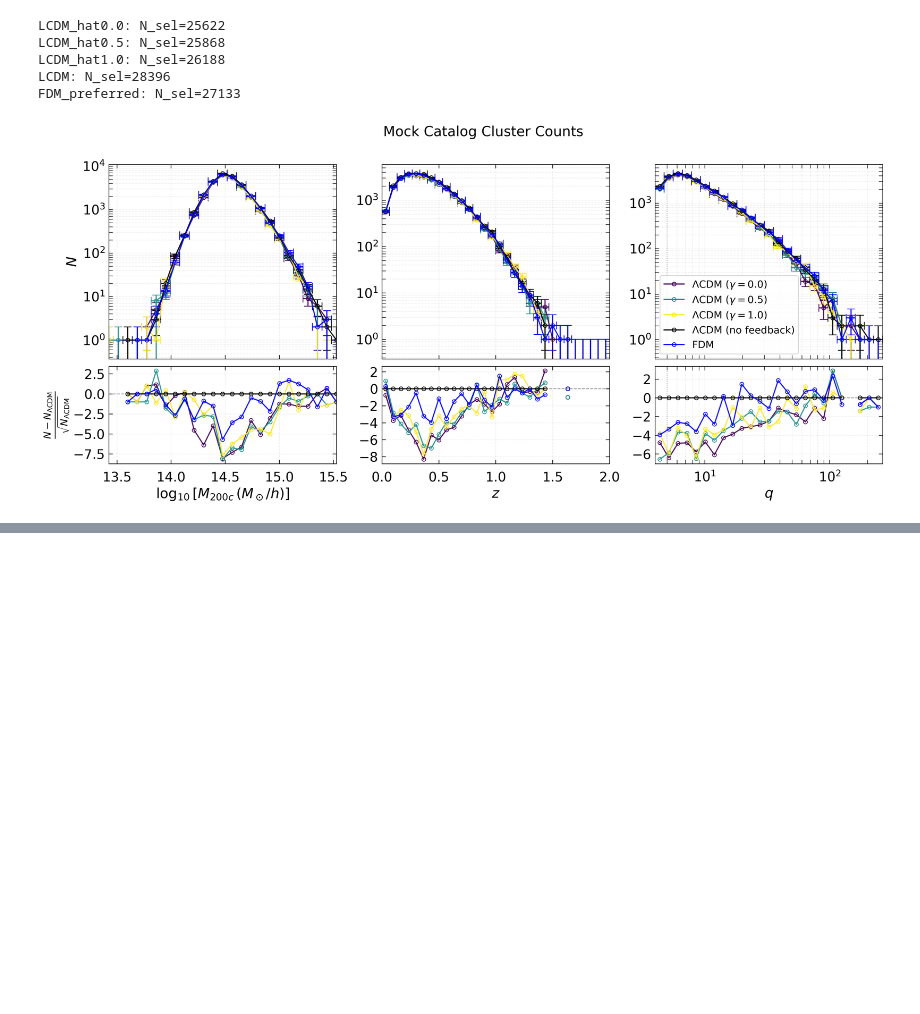
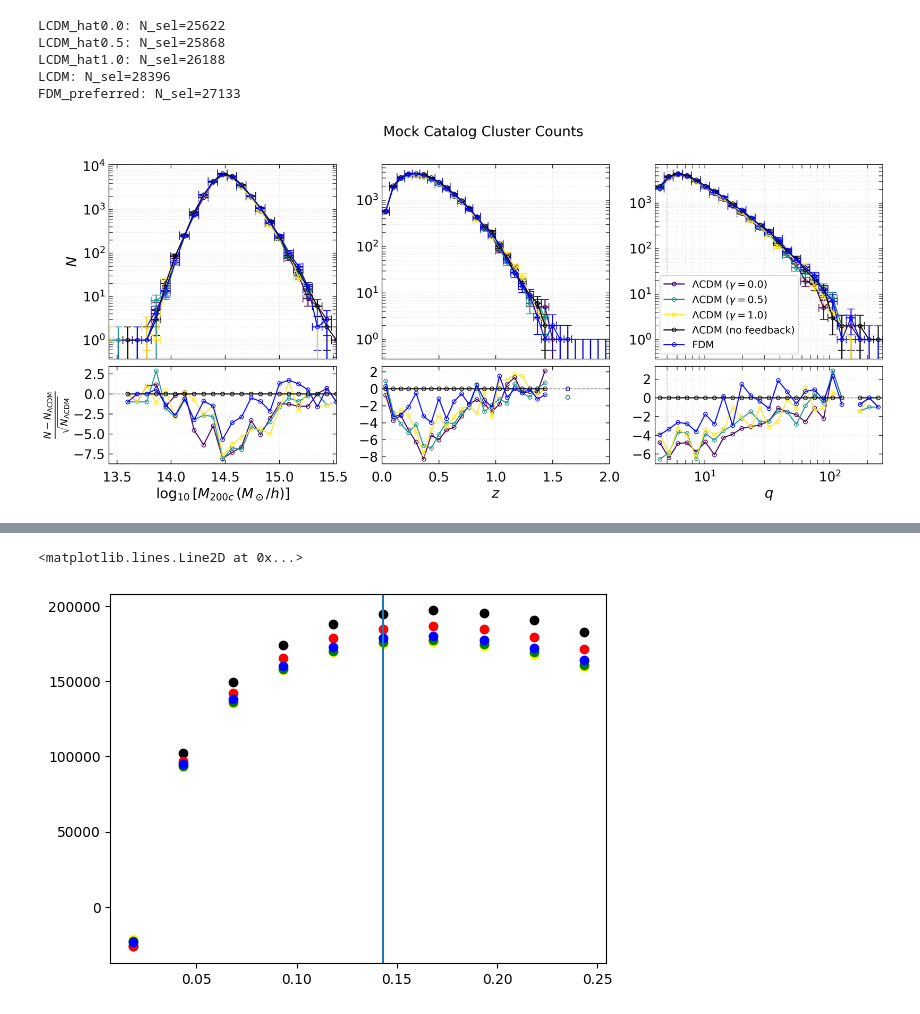
Before and after one commit to joshuaange/FeedbackMimic, a Jupyter notebook: output_plots.ipynb, the cells around one changed output, grey strips where cells are left out. Drawn from its saved outputs; the diff is of its cells as text; code cells hidden in the pictures; blank space fills up the shorter version.

Commit message:
unbinned Poisson log-likelihood for cluster counts

```diff
--- a/output_plots.ipynb
+++ b/output_plots.ipynb
@@ -591,0 +733,9 @@ FDM_preferred: N_sel=27133
+# %%
+ln_L = get_log_likelihood(
+    catalogue_name = "/home/jange/scratch/FeedbackMimic/results/mock_catalogs/LCDM_mock_seed42.pkl",
+    omega_m  = 0.143344,
+    logAs    = np.log(2.1e-09 * 1e10),
+    A_sz     = -4.3054,
+    alpha_sz = 1.1233,
+    beta_sz = 2,
+)
@@ -591,0 +746,54 @@ FDM_preferred: N_sel=27133
+# %%
+from tqdm import tqdm
+omega_m  = 0.143344
+upanddown = omega_m + (np.arange(0,10) - 5) / 40
+for val in tqdm(upanddown):
+    ln_L = get_log_likelihood(
+        catalogue_name = "/home/jange/scratch/FeedbackMimic/results/mock_catalogs/LCDM_mock_seed42.pkl",
+        omega_m  = val,
+        logAs    = np.log(2.1e-09 * 1e10),
+        A_sz     = -4.1548756270,
+        alpha_sz = 1.1909899738,
+        beta_sz = 1.2025752159,
+    )
+    plt.scatter(val, ln_L, color='black')
+    ln_L = get_log_likelihood(
+        catalogue_name = "/home/jange/scratch/FeedbackMimic/results/mock_catalogs/FDM_preferred_mock_seed42.pkl",
+        omega_m  = val,
+        logAs    = np.log(2.1e-09 * 1e10),
+        A_sz     = -4.1548756270,
+        alpha_sz = 1.1909899738,
+        beta_sz = 1.2025752159,
+    )
+    plt.scatter(val, ln_L, color='red')
+    ln_L = get_log_likelihood(
+        catalogue_name = "/home/jange/scratch/FeedbackMimic/results/mock_catalogs/LCDM_hat0p0_mock_seed42.pkl",
+        omega_m  = val,
+        logAs    = np.log(2.1e-09 * 1e10),
+        A_sz     = -4.1548756270,
+        alpha_sz = 1.1909899738,
+        beta_sz = 1.2025752159,
+    )
+    plt.scatter(val, ln_L, color='yellow')
+    ln_L = get_log_likelihood(
+        catalogue_name = "/home/jange/scratch/FeedbackMimic/results/mock_catalogs/LCDM_hat0p5_mock_seed42.pkl",
+        omega_m  = val,
+        logAs    = np.log(2.1e-09 * 1e10),
+        A_sz     = -4.1548756270,
+        alpha_sz = 1.1909899738,
+        beta_sz = 1.2025752159,
+    )
+    plt.scatter(val, ln_L, color='green')
+    ln_L = get_log_likelihood(
+        catalogue_name = "/home/jange/scratch/FeedbackMimic/results/mock_catalogs/LCDM_hat1p0_mock_seed42.pkl",
+        omega_m  = val,
+        logAs    = np.log(2.1e-09 * 1e10),
+        A_sz     = -4.1548756270,
+        alpha_sz = 1.1909899738,
+        beta_sz = 1.2025752159,
+    )
+    plt.scatter(val, ln_L, color='blue')
+plt.axvline(omega_m)
+# %% [output]
+<matplotlib.lines.Line2D at 0x...>
+[figure, added]
```
Also changed, not shown: parts of 2 cells of this notebook, 5 other files.
